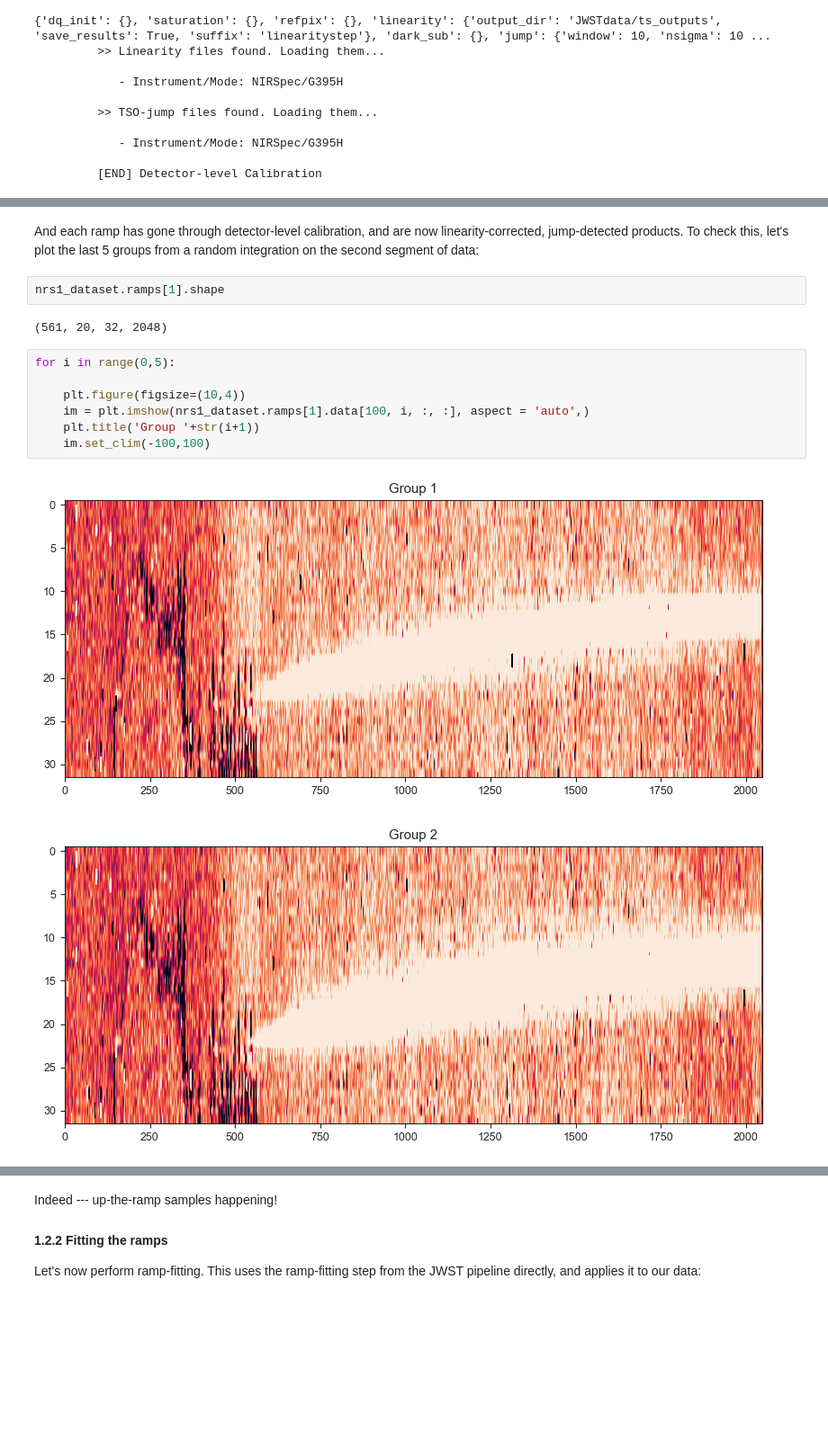
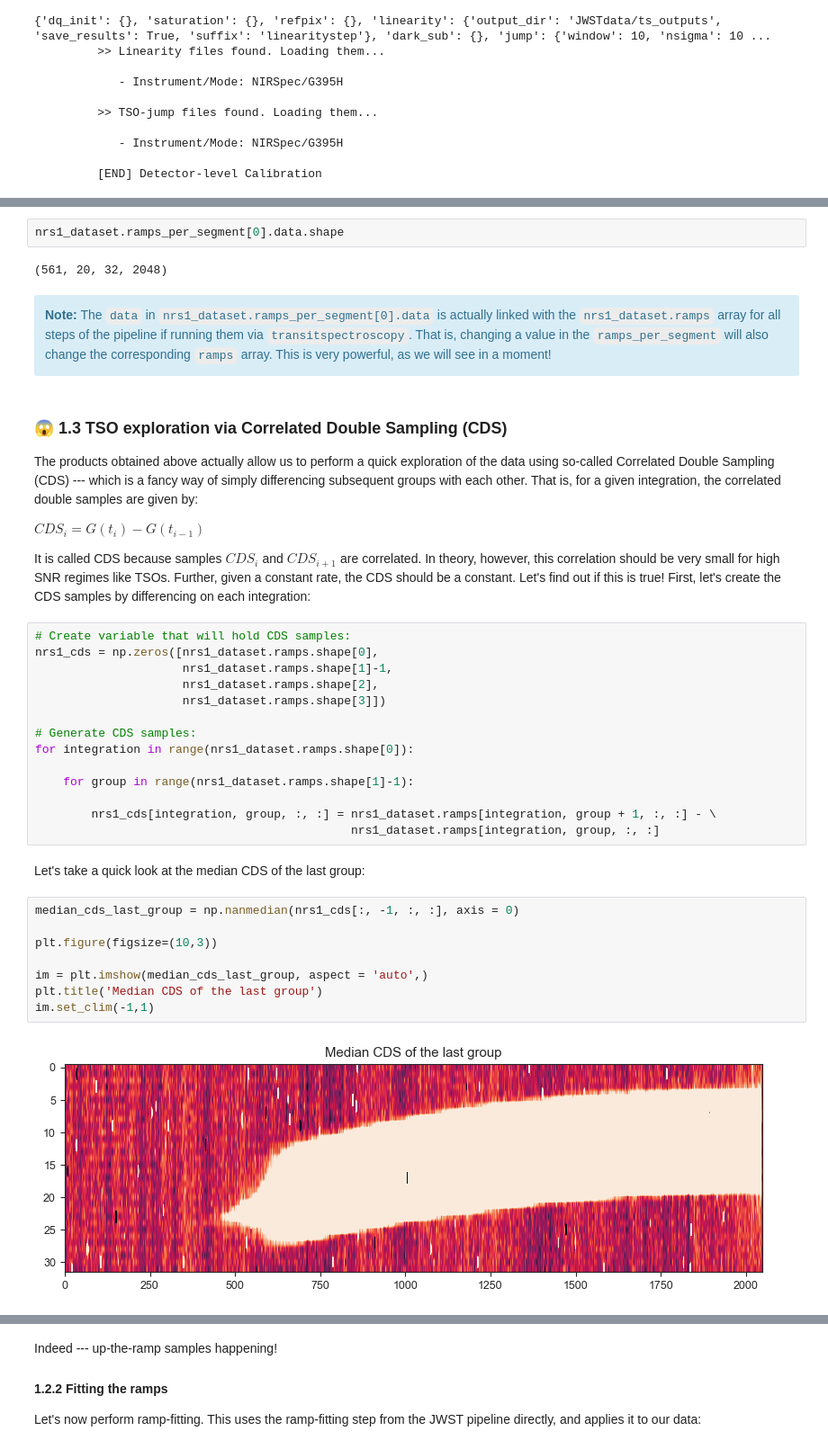
Before and after one commit to nespinoza/transitspectroscopy, a Jupyter notebook: tutorials/Tutorial-HAT-P-14b-JWST-NIRSPEC.ipynb, the cells around one changed output, grey strips where cells are left out. Shown at 90% size. Cells and saved outputs as stored; diff of their text form; blank space fills up the shorter version.

```diff
--- a/tutorials/Tutorial-HAT-P-14b-JWST-NIRSPEC.ipynb
+++ b/tutorials/Tutorial-HAT-P-14b-JWST-NIRSPEC.ipynb
@@ -130,16 +141,40 @@ len(nrs1_dataset.ramps)
+# %%
+nrs1_dataset.ramps_per_segment[0].data.shape
+# %% [output]
+(561, 20, 32, 2048)
+# %% [markdown]
+<div class="alert alert-block alert-info"> <b>Note:</b> The <code>data</code> in <code>nrs1_dataset.ramps_per_segment[0].data</code> is actually linked with the <code>nrs1_dataset.ramps</code> array for all steps of the pipeline if running them via <code>transitspectroscopy</code>. That is, changing a value in the <code>ramps_per_segment</code> will also change the corresponding <code>ramps</code> array. This is very powerful, as we will see in a moment!</div>
 # %% [markdown]
-And each ramp has gone through detector-level calibration, and are now linearity-corrected, jump-detected products. To check this, let's plot the last 5 groups from a random integration on the second segment of data:
+### 😱 1.3 TSO exploration via Correlated Double Sampling (CDS)
+
+The products obtained above actually allow us to perform a quick exploration of the data using so-called Correlated Double Sampling (CDS) --- which is a fancy way of simply differencing subsequent groups with each other. That is, for a given integration, the correlated double samples are given by:
+
+$CDS_i = G(t_i) - G(t_{i-1})$
+
+It is called CDS because samples $CDS_i$ and $CDS_{i+1}$ are correlated. In theory, however, this correlation should be very small for high SNR regimes like TSOs. Further, given a constant rate, the CDS should be a constant. Let's find out if this is true! First, let's create the CDS samples by differencing on each integration:
 # %%
-nrs1_dataset.ramps[1].shape
+# Create variable that will hold CDS samples:
+nrs1_cds = np.zeros([nrs1_dataset.ramps.shape[0],
+                     nrs1_dataset.ramps.shape[1]-1,
+                     nrs1_dataset.ramps.shape[2],
+                     nrs1_dataset.ramps.shape[3]])
+
+# Generate CDS samples:
+for integration in range(nrs1_dataset.ramps.shape[0]):
+
+    for group in range(nrs1_dataset.ramps.shape[1]-1):
+
+        nrs1_cds[integration, group, :, :] = nrs1_dataset.ramps[integration, group + 1, :, :] - \
+                                             nrs1_dataset.ramps[integration, group, :, :]
-# %% [output]
-(561, 20, 32, 2048)
+# %% [markdown]
+Let's take a quick look at the median CDS of the last group:
 # %%
-for i in range(0,5):
+median_cds_last_group = np.nanmedian(nrs1_cds[:, -1, :, :], axis = 0)
 
-    plt.figure(figsize=(10,4))
-    im = plt.imshow(nrs1_dataset.ramps[1].data[100, i, :, :], aspect = 'auto',)
-    plt.title('Group '+str(i+1))
-    im.set_clim(-100,100)
+plt.figure(figsize=(10,3))
+
+im = plt.imshow(median_cds_last_group, aspect = 'auto',)
+plt.title('Median CDS of the last group')
+im.set_clim(-1,1)
 # %% [output]
-[figure, old version]
+[figure, new version]
-[figure, removed]
```
Also changed, not shown: parts of 71 cells of this notebook.
